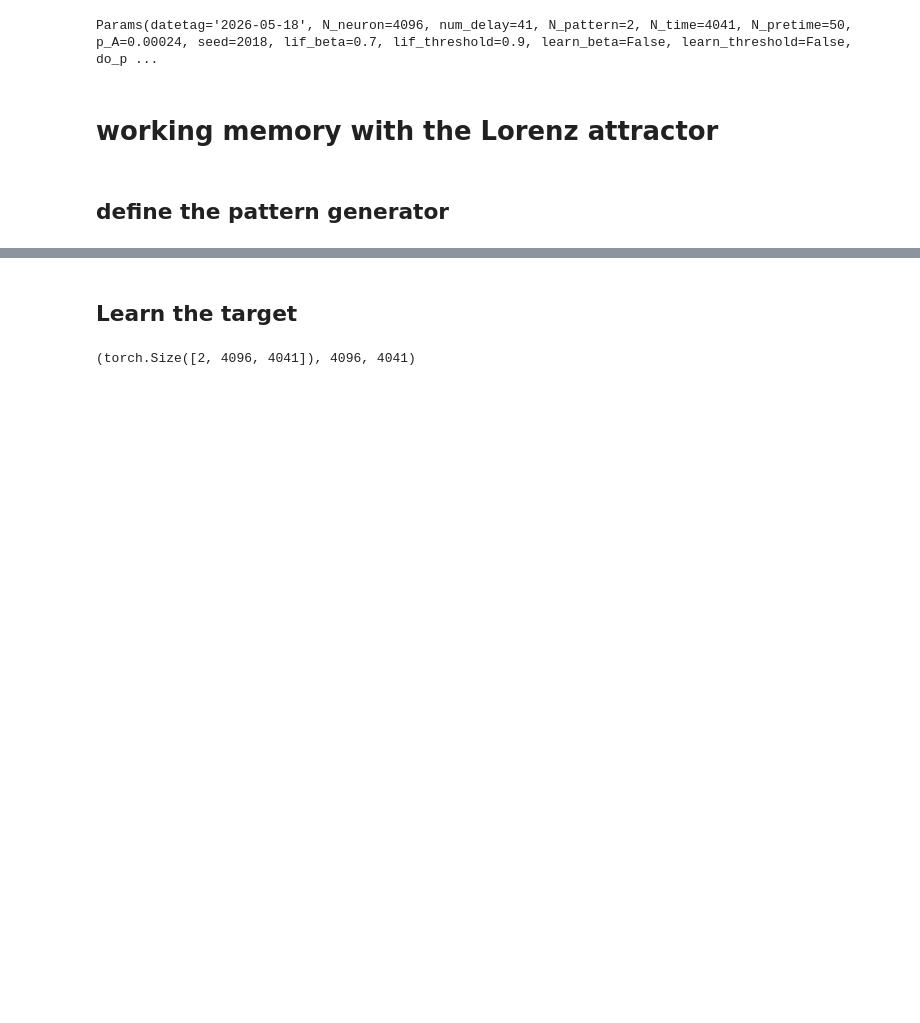
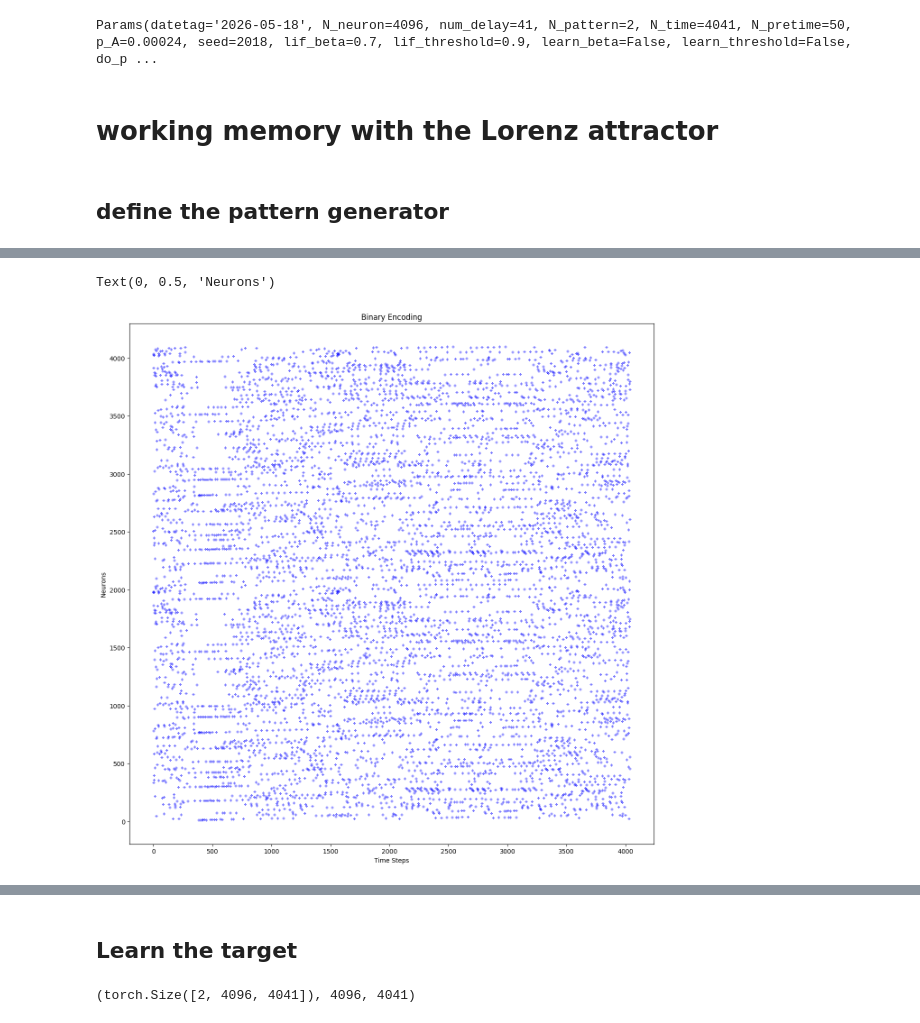
Before and after one commit to laurentperrinet/MNESIS, a Jupyter notebook: src/34_MNESIS_learn-Lorenz-attractor.ipynb, the cells around one changed output, grey strips where cells are left out. Cells and saved outputs as stored; diff of their text form; code cells hidden in the pictures; blank space fills up the shorter version.

```diff
--- a/src/34_MNESIS_learn-Lorenz-attractor.ipynb
+++ b/src/34_MNESIS_learn-Lorenz-attractor.ipynb
@@ -208,3 +209,19 @@ TypeError: 'int' object is not callable
+# %%
+# Visualization
+fig, ax = plt.subplots(figsize=(15, 15))
+# splt.raster(binary_code[i_pattern, :opt.N_neuron_show, :opt.N_time_show].T, ax, s=25, c="blue", marker='+', alpha=.5)
+splt.raster(binary_code[i_pattern, :, :].T, ax, s=25, c="blue", marker='+', alpha=.5)
+
+# Binary encoding example
+# ax.imshow(1-binary_code[i_pattern, :500, :1000].T, aspect='auto', cmap='gray')
+# ax.imshow(1-binary_code[i_pattern, :, :].T, aspect='auto', cmap='gray')
+# ax.imshow(binary_code.T, aspect='auto', cmap='gray')
+ax.set_title('Binary Encoding')
+ax.set_xlabel('Time Steps')
+ax.set_ylabel('Neurons')
+# %% [output]
+Text(0, 0.5, 'Neurons')
+[figure, added]
 # %%
 # Visualization of the average temporal activity across neurons
 fig, ax = plt.subplots(figsize=(15, 5))
```
Also changed, not shown: parts of 18 cells of this notebook.
